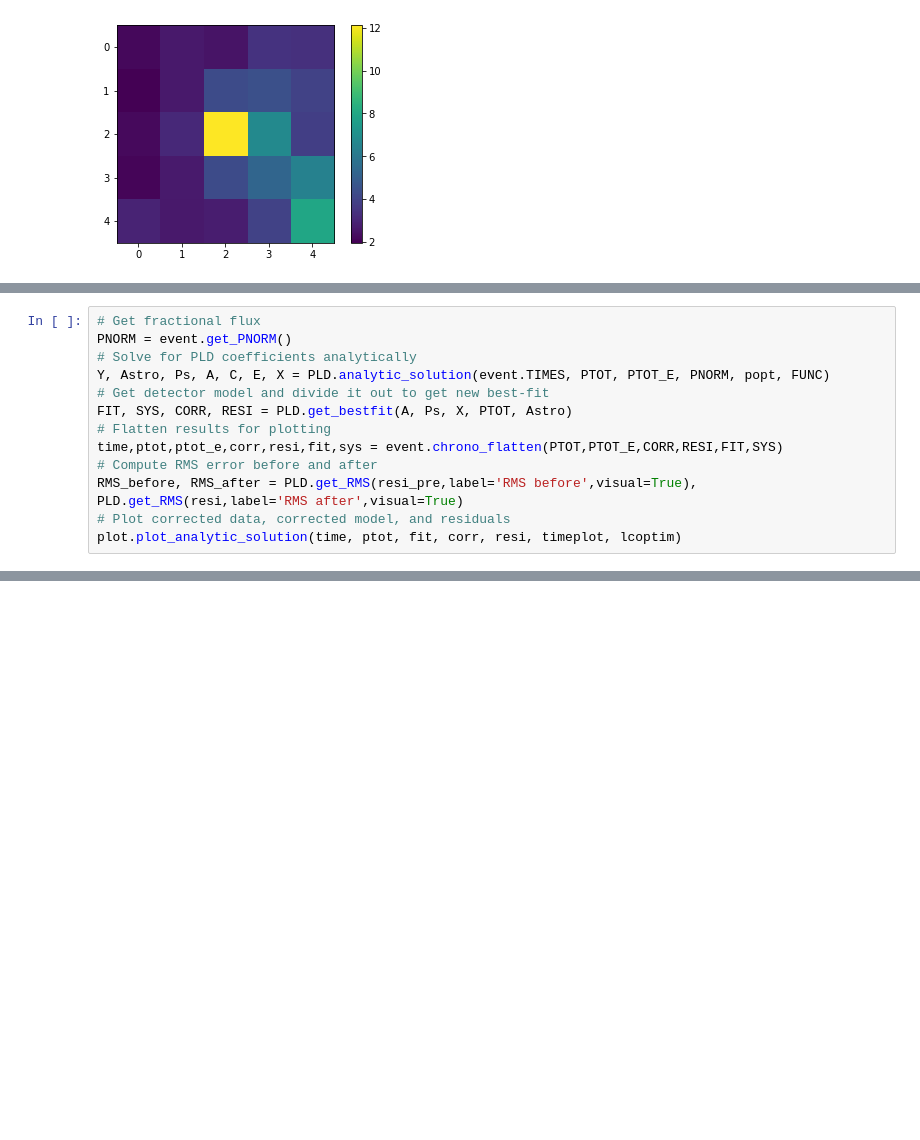
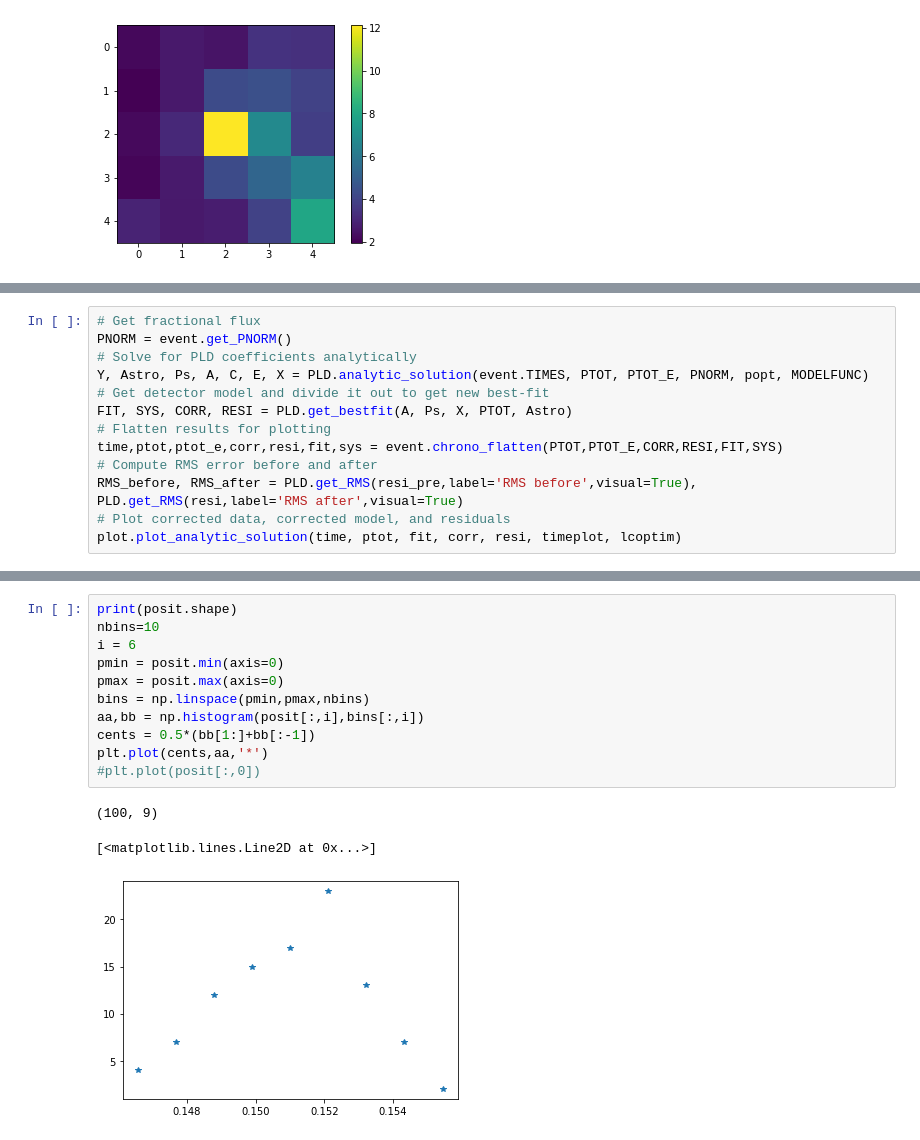
Before and after one commit to tbctk/tbk-Spitzer-ulens, a Jupyter notebook: Spitzer-ulens_Tutorial.ipynb, the cells around one changed output, grey strips where cells are left out. Saved outputs shown, nothing was run; the diff lists cells and outputs as text; blank space fills up the shorter version.

```diff
--- a/Spitzer-ulens_Tutorial.ipynb
+++ b/Spitzer-ulens_Tutorial.ipynb
@@ -75,7 +120,7 @@ popt,perr,bestfit,resi_pre,timeplot,lcoptim = event.lmfit(FUNC,p0,PTOT,makeplots
 # Get fractional flux
 PNORM = event.get_PNORM()
 # Solve for PLD coefficients analytically
-Y, Astro, Ps, A, C, E, X = PLD.analytic_solution(event.TIMES, PTOT, PTOT_E, PNORM, popt, FUNC)
+Y, Astro, Ps, A, C, E, X = PLD.analytic_solution(event.TIMES, PTOT, PTOT_E, PNORM, popt, MODELFUNC)
 # Get detector model and divide it out to get new best-fit
 FIT, SYS, CORR, RESI = PLD.get_bestfit(A, Ps, X, PTOT, Astro)
 # Flatten results for plotting
@@ -192,0 +198,15 @@ plt.plot(timeplot,astro)
+# %%
+print(posit.shape)
+nbins=10
+i = 6
+pmin = posit.min(axis=0)
+pmax = posit.max(axis=0)
+bins = np.linspace(pmin,pmax,nbins)
+aa,bb = np.histogram(posit[:,i],bins[:,i])
+cents = 0.5*(bb[1:]+bb[:-1])
+plt.plot(cents,aa,'*')
+#plt.plot(posit[:,0])
+# %% [output]
+(100, 9)
+[<matplotlib.lines.Line2D at 0x...>]
+[figure, added]
```
Also changed, not shown: parts of 22 cells of this notebook, 9 other files.
